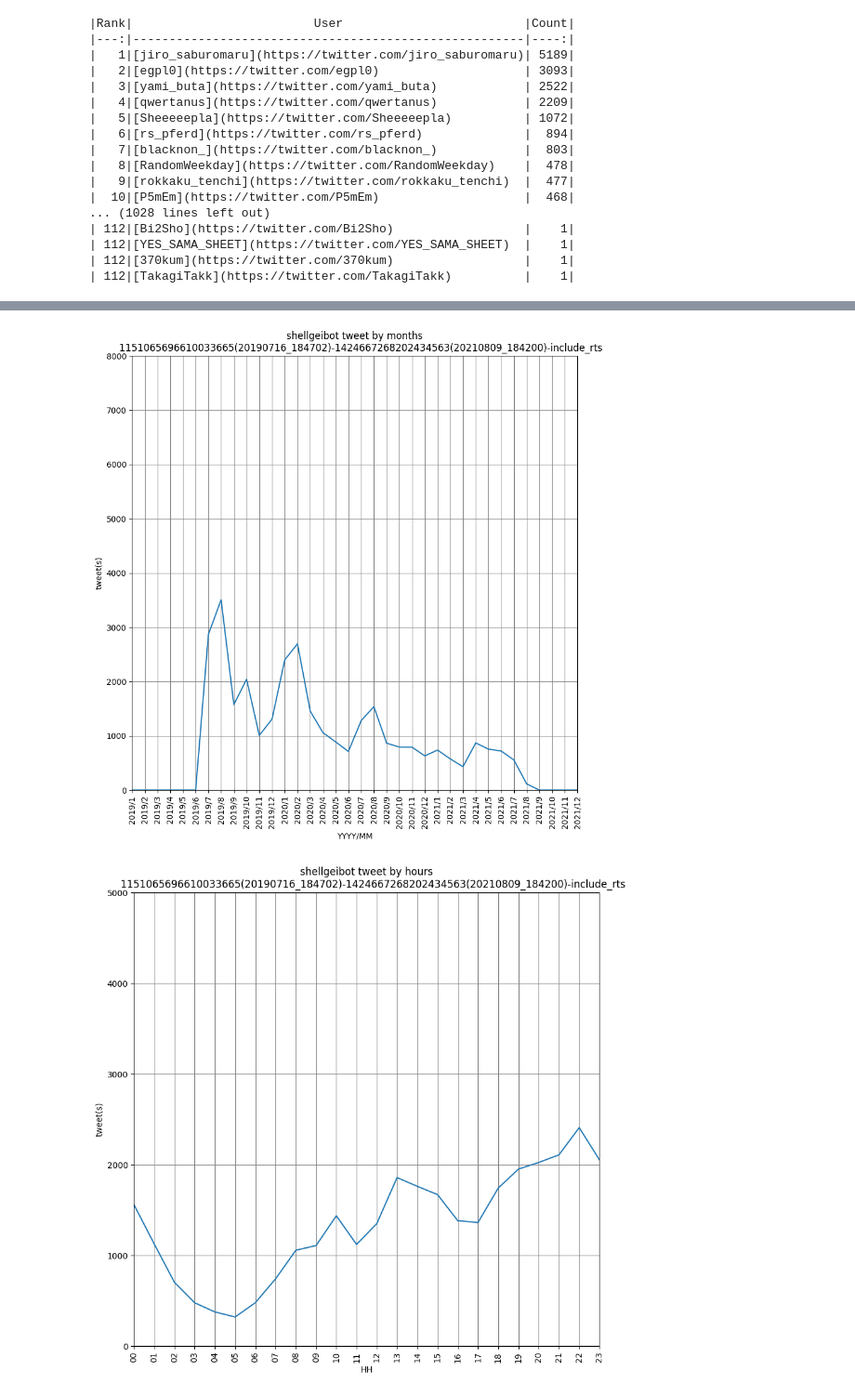
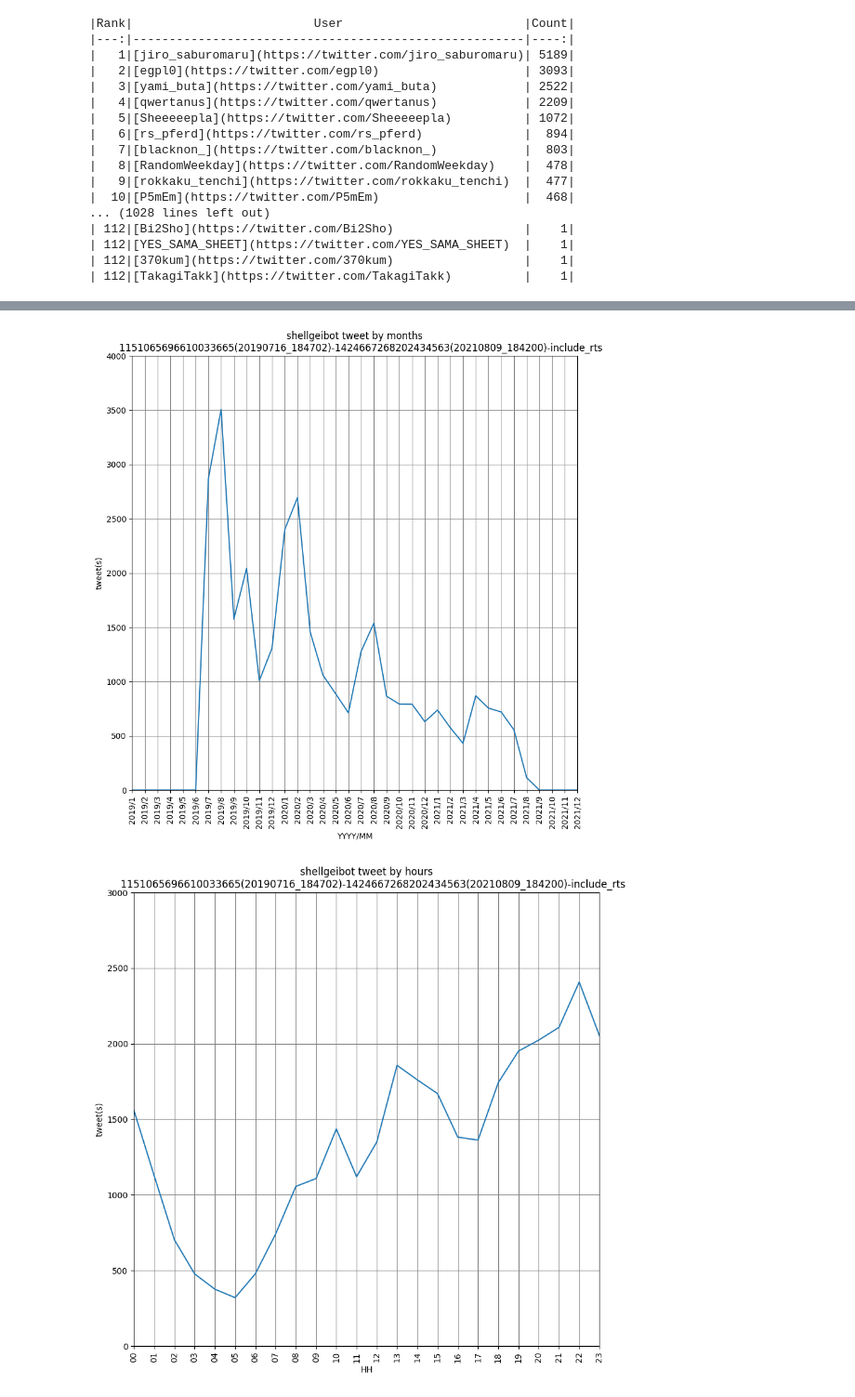
Before and after one commit to eggplants/shellgeibot-tweet-archive, a Jupyter notebook: analyze.ipynb, the cells around one changed output, grey strips where cells are left out. Shown at 93% size. Saved outputs shown, nothing was run; the diff lists cells and outputs as text; code cells hidden in the pictures.

```diff
--- a/analyze.ipynb
+++ b/analyze.ipynb
@@ -239,16 +239,16 @@ pd.read_csv(dir+'month.csv')
 | 34 | 2021/12 | 0 |
 # %%
 # by hour
-t = pd.read_csv(dir+'formatted.csv')
+t = pd.read_csv(dir_+'formatted.csv')
 t['Date'] = pd.to_datetime(t['Date'])
 byhour = []
 for h in range(0, 24):
     byhour.append(["%02d" % h,
                   len(t[(t['Date'].dt.hour == h)])])
-with open(dir+'hour.csv', 'w') as f:
+with open(dir_+'hour.csv', 'w') as f:
     w = csv.writer(f)
     [w.writerow(i) for i in byhour]
-pd.read_csv(dir+'hour.csv')
+pd.read_csv(dir_+'hour.csv')
 # %% [output]
 |  | 00 | 1559 |
 | 0 | 1 | 1127 |
@@ -361,6 +343,6 @@ writer.write_table()
 # %%
 # make graphs
-def showgraph(name, title, xlabel, ylim, dir):
+def showgraph(name, title, xlabel, ylim, dir_):
     f = [i.split(',') for i in open(name).readlines()]
     x, y = [], []
     for i in f:
@@ -376,23 +358,24 @@ def showgraph(name, title, xlabel, ylim, dir):
     plt.ylabel('tweet(s)')
     plt.plot(x, y)
     plt.xticks(rotation=90)
-    plt.savefig(dir + title + '.png')
-showgraph(
-    dir+"month.csv",
-    """shellgeibot tweet by months
-    %s""" % (file[49:][:-11]),
-    "YYYY/MM",
-    8000,
-    dir
-)
-showgraph(
-    dir+"hour.csv",
-    """shellgeibot tweet by hours
-    %s""" % (file[49:][:-11]),
-    "HH",
-    5000,
-    dir
-)
+    plt.savefig(dir_ + title + '.png')
-# %% [output]
-[figure, removed]
-[figure, removed]
+# %%
+showgraph(
+    dir_+"month.csv",
+    """shellgeibot tweet by months
+    %s""" % (file[49:][:-11]),
+    "YYYY/MM",
+    4000,
+    dir_
+)
+showgraph(
+    dir_+"hour.csv",
+    """shellgeibot tweet by hours
+    %s""" % (file[49:][:-11]),
+    "HH",
+    3000,
+    dir_
+)
+# %% [output]
+[figure, added]
+[figure, added]
```
Also changed, not shown: parts of 9 cells of this notebook, 2 other files.
